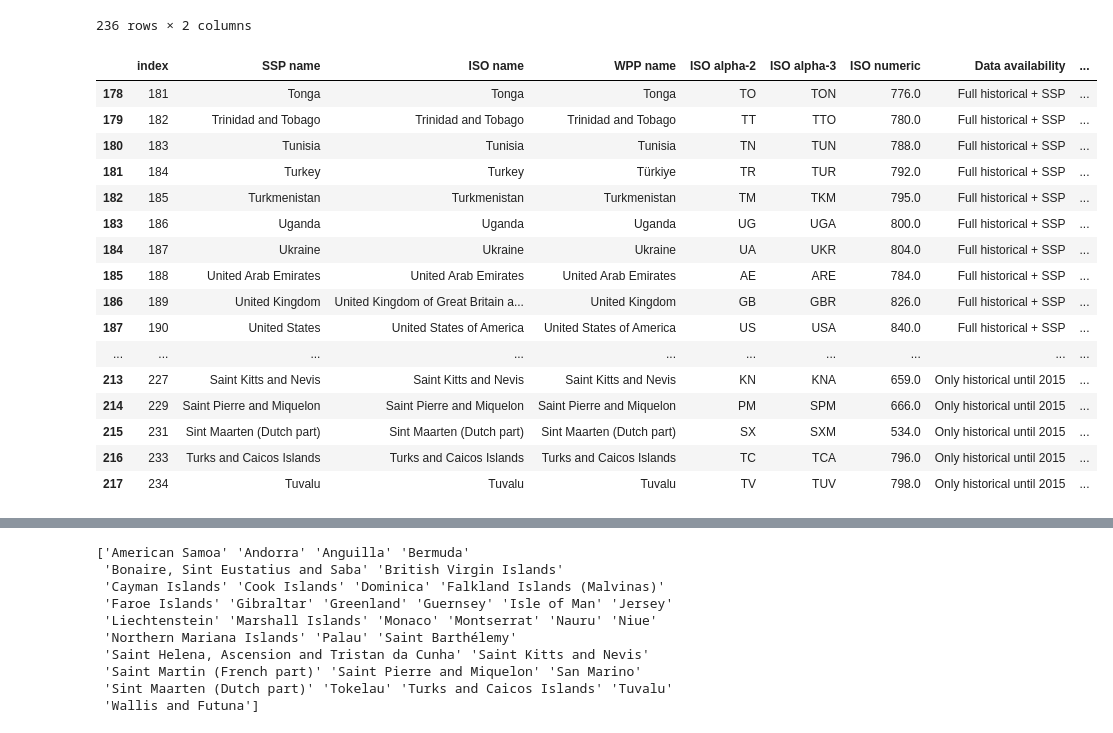
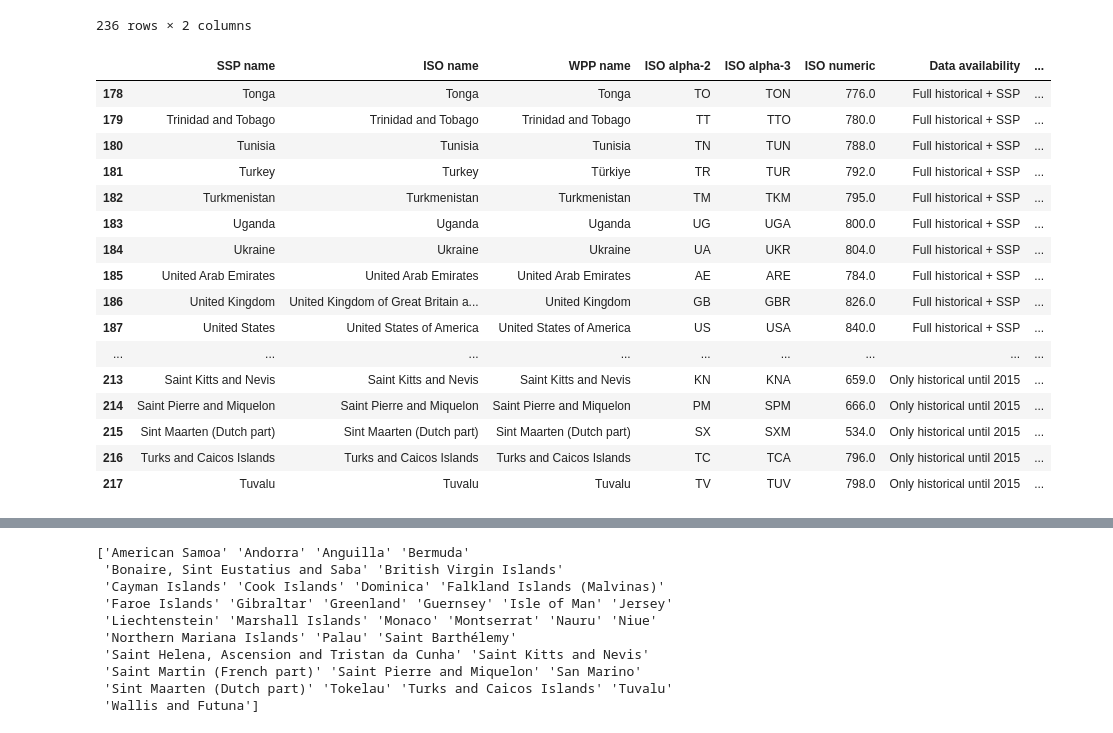
Before and after one commit to rosapietroiusti/dem4cli, a Jupyter notebook: development/dem4cli_v2-dev.ipynb, the cells around one changed output, grey strips where cells are left out. Drawn from its saved outputs; the diff is of its cells as text; code cells hidden in the pictures.

```diff
--- a/development/dem4cli_v2-dev.ipynb
+++ b/development/dem4cli_v2-dev.ipynb
@@ -621,5 +608,5 @@ pd.DataFrame(da_countrymasks.country.to_pandas())
 # %%
-df = df_lookuptable.merge(pd.DataFrame(da_countrymasks.country.to_pandas()), how='outer', left_on='ISO alpha-3', right_on='country')
+df = df_lookuptable.merge(pd.DataFrame(da_countrymasks.country.to_pandas().rename('iso3_mask')), how='outer', left_on='ISO alpha-3', right_on='country')
 # %%
 df
 # %% [output]
@@ -693,23 +681,25 @@ df['SSP name'][df['SSP name'].notna()].reset_index()
 | 235 | 235 | Wallis and Futuna |
 236 rows × 2 columns
 # %%
-df[df[["SSP name", "WPP name", 0]].notna().all(axis=1)].reset_index().tail(40)
+df[df[["SSP name", "WPP name", 'iso3_mask']].notna().all(axis=1)].reset_index(drop=True).tail(40)
+
+# overlap of SSPs, UNWPP and mask = 218 countries
 # %% [output]
-|  | index | SSP name | ISO name | WPP name | ISO alpha-2 | ISO alpha-3 | ISO numeric | Data availability | ... |
-| 178 | 181 | Tonga | Tonga | Tonga | TO | TON | 776.0 | Full historical + SSP | ... |
-| 179 | 182 | Trinidad and Tobago | Trinidad and Tobago | Trinidad and Tobago | TT | TTO | 780.0 | Full historical + SSP | ... |
-| 180 | 183 | Tunisia | Tunisia | Tunisia | TN | TUN | 788.0 | Full historical + SSP | ... |
-| 181 | 184 | Turkey | Turkey | Türkiye | TR | TUR | 792.0 | Full historical + SSP | ... |
-| 182 | 185 | Turkmenistan | Turkmenistan | Turkmenistan | TM | TKM | 795.0 | Full historical + SSP | ... |
-| 183 | 186 | Uganda | Uganda | Uganda | UG | UGA | 800.0 | Full historical + SSP | ... |
-| 184 | 187 | Ukraine | Ukraine | Ukraine | UA | UKR | 804.0 | Full historical + SSP | ... |
-| 185 | 188 | United Arab Emirates | United Arab Emirates | United Arab Emirates | AE | ARE | 784.0 | Full historical + SSP | ... |
-| 186 | 189 | United Kingdom | United Kingdom of Great Britain a... | United Kingdom | GB | GBR | 826.0 | Full historical + SSP | ... |
-| 187 | 190 | United States | United States of America | United States of America | US | USA | 840.0 | Full historical + SSP | ... |
-| ... | ... | ... | ... | ... | ... | ... | ... | ... | ... |
-| 213 | 227 | Saint Kitts and Nevis | Saint Kitts and Nevis | Saint Kitts and Nevis | KN | KNA | 659.0 | Only historical until 2015 | ... |
-| 214 | 229 | Saint Pierre and Miquelon | Saint Pierre and Miquelon | Saint Pierre and Miquelon | PM | SPM | 666.0 | Only historical until 2015 | ... |
-| 215 | 231 | Sint Maarten (Dutch part) | Sint Maarten (Dutch part) | Sint Maarten (Dutch part) | SX | SXM | 534.0 | Only historical until 2015 | ... |
-| 216 | 233 | Turks and Caicos Islands | Turks and Caicos Islands | Turks and Caicos Islands | TC | TCA | 796.0 | Only historical until 2015 | ... |
-| 217 | 234 | Tuvalu | Tuvalu | Tuvalu | TV | TUV | 798.0 | Only historical until 2015 | ... |
+|  | SSP name | ISO name | WPP name | ISO alpha-2 | ISO alpha-3 | ISO numeric | Data availability | ... |
+| 178 | Tonga | Tonga | Tonga | TO | TON | 776.0 | Full historical + SSP | ... |
+| 179 | Trinidad and Tobago | Trinidad and Tobago | Trinidad and Tobago | TT | TTO | 780.0 | Full historical + SSP | ... |
+| 180 | Tunisia | Tunisia | Tunisia | TN | TUN | 788.0 | Full historical + SSP | ... |
+| 181 | Turkey | Turkey | Türkiye | TR | TUR | 792.0 | Full historical + SSP | ... |
+| 182 | Turkmenistan | Turkmenistan | Turkmenistan | TM | TKM | 795.0 | Full historical + SSP | ... |
+| 183 | Uganda | Uganda | Uganda | UG | UGA | 800.0 | Full historical + SSP | ... |
+| 184 | Ukraine | Ukraine | Ukraine | UA | UKR | 804.0 | Full historical + SSP | ... |
+| 185 | United Arab Emirates | United Arab Emirates | United Arab Emirates | AE | ARE | 784.0 | Full historical + SSP | ... |
+| 186 | United Kingdom | United Kingdom of Great Britain a... | United Kingdom | GB | GBR | 826.0 | Full historical + SSP | ... |
+| 187 | United States | United States of America | United States of America | US | USA | 840.0 | Full historical + SSP | ... |
+| ... | ... | ... | ... | ... | ... | ... | ... | ... |
+| 213 | Saint Kitts and Nevis | Saint Kitts and Nevis | Saint Kitts and Nevis | KN | KNA | 659.0 | Only historical until 2015 | ... |
+| 214 | Saint Pierre and Miquelon | Saint Pierre and Miquelon | Saint Pierre and Miquelon | PM | SPM | 666.0 | Only historical until 2015 | ... |
+| 215 | Sint Maarten (Dutch part) | Sint Maarten (Dutch part) | Sint Maarten (Dutch part) | SX | SXM | 534.0 | Only historical until 2015 | ... |
+| 216 | Turks and Caicos Islands | Turks and Caicos Islands | Turks and Caicos Islands | TC | TCA | 796.0 | Only historical until 2015 | ... |
+| 217 | Tuvalu | Tuvalu | Tuvalu | TV | TUV | 798.0 | Only historical until 2015 | ... |
 # %%
```
Also changed, not shown: parts of 42 cells of this notebook, 2 other files.
